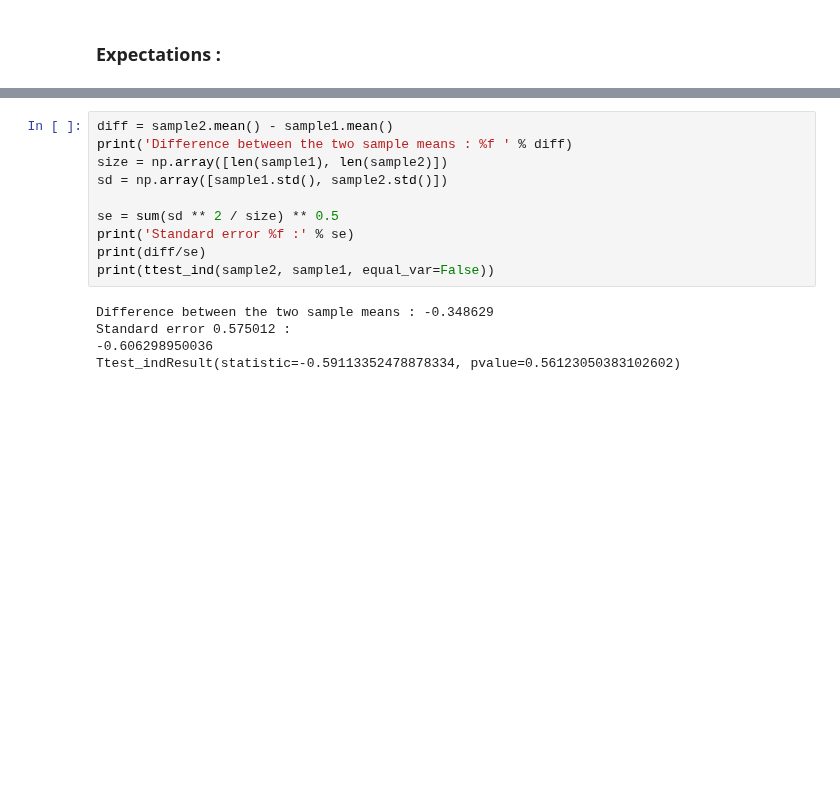
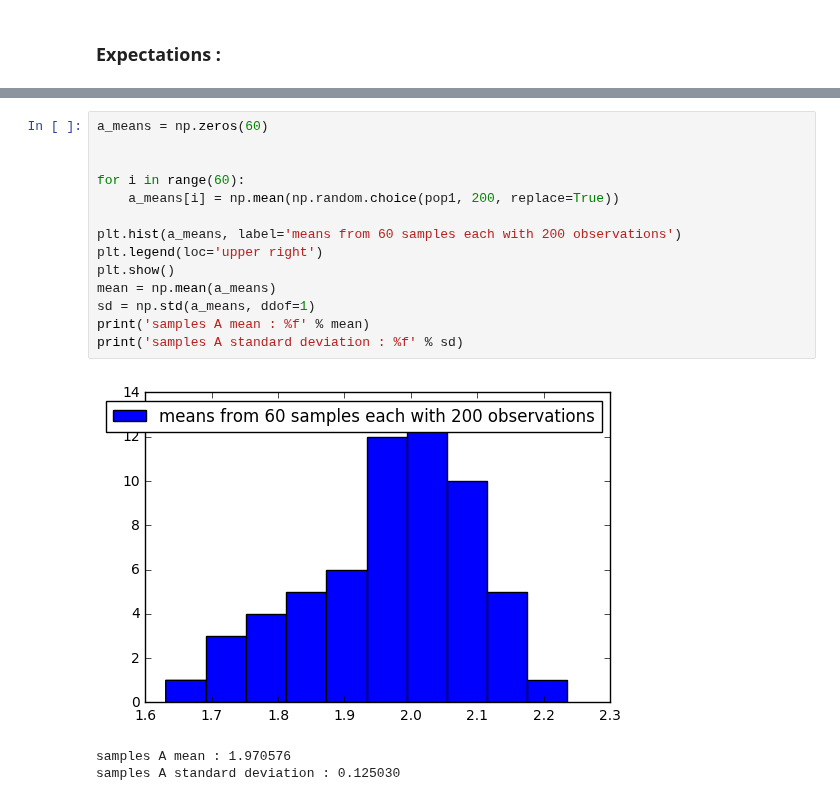
Before and after one commit to 315iah515/Thinkful-Notebooks, a Jupyter notebook: Prep/DRILL_ExploringtheCentralLimitTheorem.ipynb, the cells around one changed output, grey strips where cells are left out. Saved outputs shown, nothing was run; the diff lists cells and outputs as text; blank space fills up the shorter version.

```diff
--- a/Prep/DRILL_ExploringtheCentralLimitTheorem.ipynb
+++ b/Prep/DRILL_ExploringtheCentralLimitTheorem.ipynb
@@ -228,15 +201,18 @@ sample 2 standard deviation : 2.621321
-# %%
-diff = sample2.mean() - sample1.mean()
-print('Difference between the two sample means : %f ' % diff)
-size = np.array([len(sample1), len(sample2)])
-sd = np.array([sample1.std(), sample2.std()])
-
-se = sum(sd ** 2 / size) ** 0.5
-print('Standard error %f :' % se)
-print(diff/se)
-print(ttest_ind(sample2, sample1, equal_var=False))
-# %% [output]
-Difference between the two sample means : -0.348629
-Standard error 0.575012 :
--0.606298950036
-Ttest_indResult(statistic=-0.59113352478878334, pvalue=0.56123050383102602)
+# %%
+a_means = np.zeros(60)
+
+
+for i in range(60):
+    a_means[i] = np.mean(np.random.choice(pop1, 200, replace=True))
+
+plt.hist(a_means, label='means from 60 samples each with 200 observations')
+plt.legend(loc='upper right')
+plt.show()
+mean = np.mean(a_means)
+sd = np.std(a_means, ddof=1)
+print('samples A mean : %f' % mean)
+print('samples A standard deviation : %f' % sd)
+# %% [output]
+[figure, added]
+samples A mean : 1.970576
+samples A standard deviation : 0.125030
```
Also changed, not shown: parts of 7 cells of this notebook.
